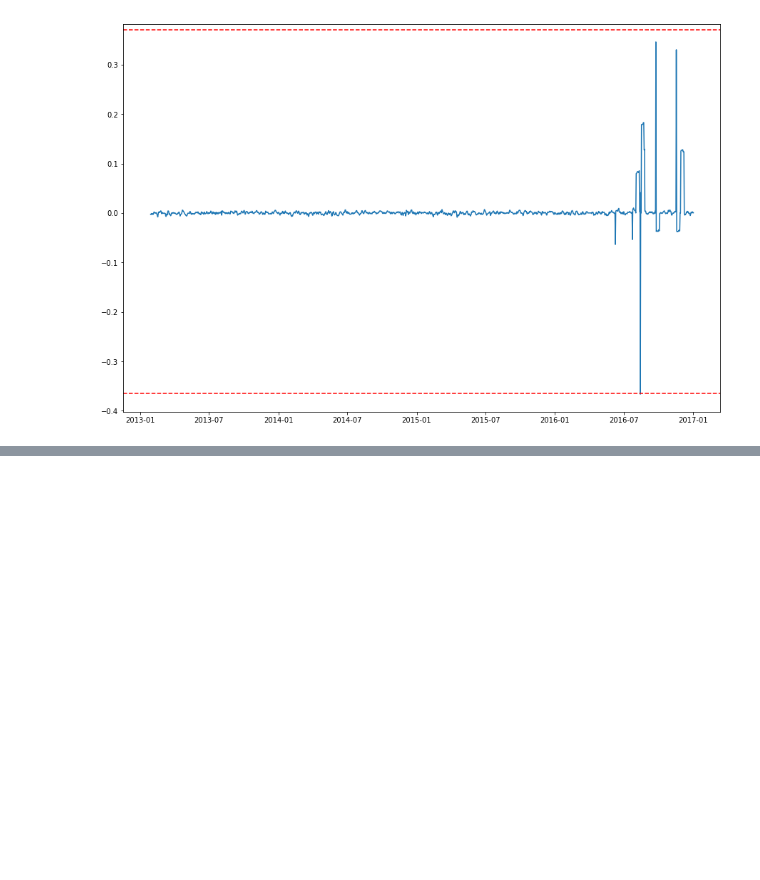
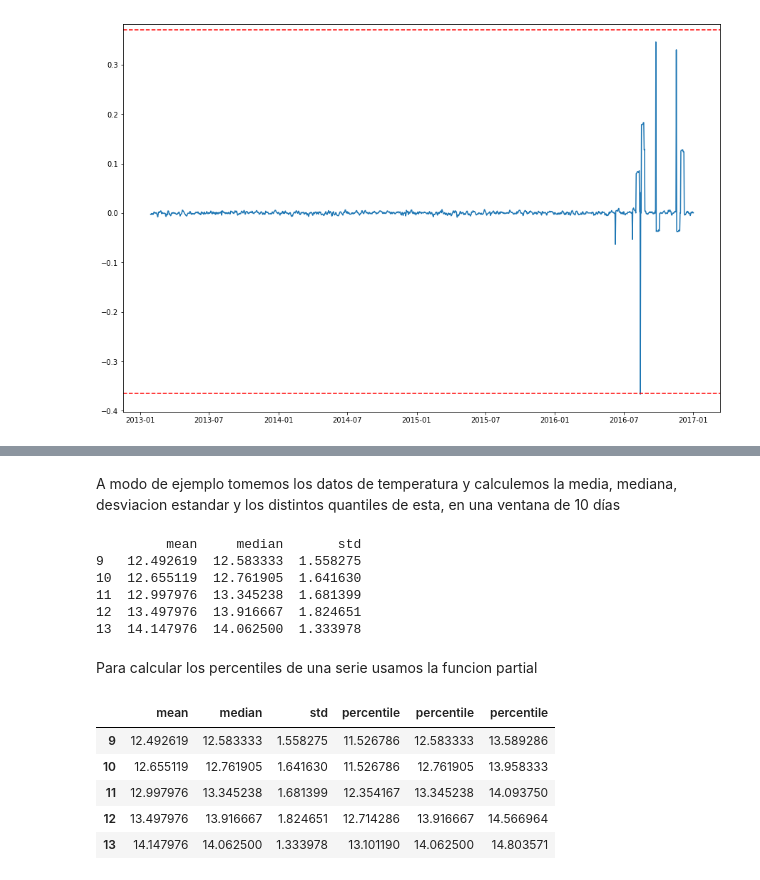
Before and after one commit to PamelaMunozCaceres/Python-Study, a Jupyter notebook: Jugando con Series de Tiempo.ipynb, the cells around one changed output, grey strips where cells are left out. Drawn from its saved outputs; the diff is of its cells as text; code cells hidden in the pictures; blank space fills up the shorter version.

```diff
--- a/Jugando con Series de Tiempo.ipynb
+++ b/Jugando con Series de Tiempo.ipynb
@@ -258,0 +263,2 @@ ax.axhline(promedio - std * 2, ls='--', c='r')
+# %% [markdown]
+A modo de ejemplo tomemos los datos de temperatura y calculemos la media, mediana, desviacion estandar y los distintos quantiles de esta, en una ventana de 10 días
@@ -258,0 +269,11 @@ ax.axhline(promedio - std * 2, ls='--', c='r')
+# %%
+print(stats.head())
+# %% [output]
+         mean     median       std
+9   12.492619  12.583333  1.558275
+10  12.655119  12.761905  1.641630
+11  12.997976  13.345238  1.681399
+12  13.497976  13.916667  1.824651
+13  14.147976  14.062500  1.333978
+# %% [markdown]
+Para calcular los percentiles de una serie usamos la funcion partial
@@ -258,0 +289,9 @@ ax.axhline(promedio - std * 2, ls='--', c='r')
+# %%
+stats.head()
+# %% [output]
+|  | mean | median | std | percentile | percentile | percentile |
+| 9 | 12.492619 | 12.583333 | 1.558275 | 11.526786 | 12.583333 | 13.589286 |
+| 10 | 12.655119 | 12.761905 | 1.641630 | 11.526786 | 12.761905 | 13.958333 |
+| 11 | 12.997976 | 13.345238 | 1.681399 | 12.354167 | 13.345238 | 14.093750 |
+| 12 | 13.497976 | 13.916667 | 1.824651 | 12.714286 | 13.916667 | 14.566964 |
+| 13 | 14.147976 | 14.062500 | 1.333978 | 13.101190 | 14.062500 | 14.803571 |
```
Also changed, not shown: parts of 9 cells of this notebook.
